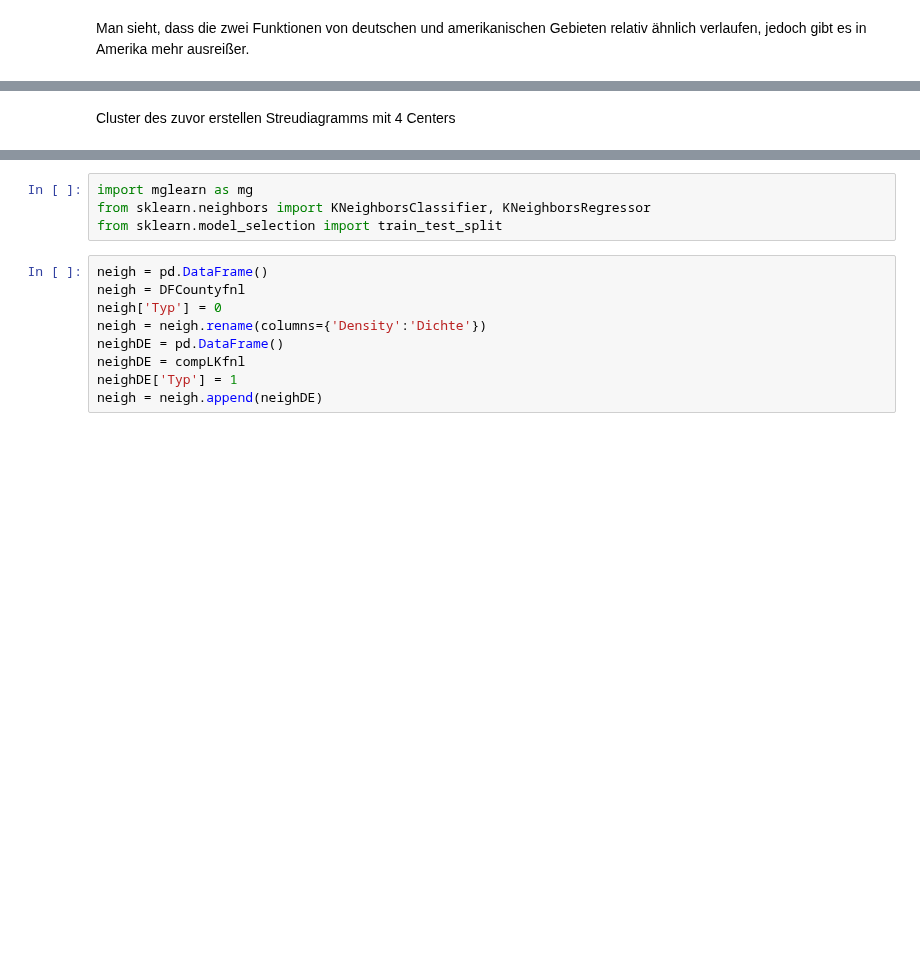
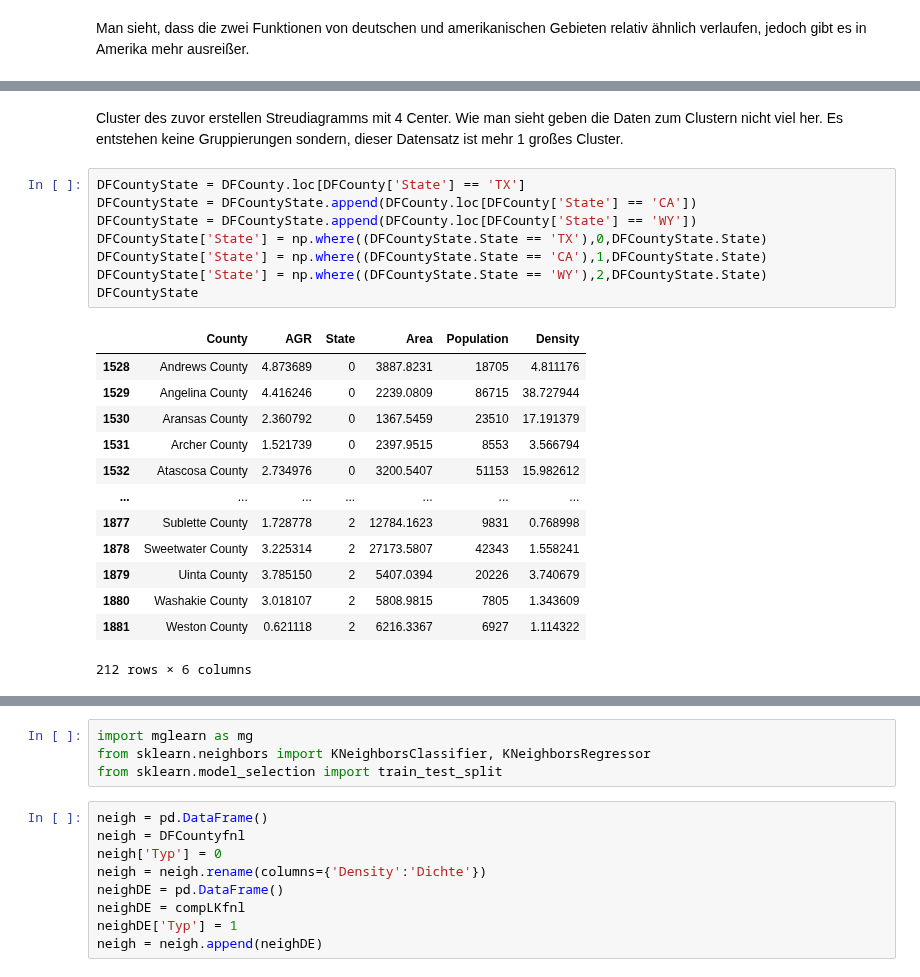
Before and after one commit to Jubo30/Data-Science-Project, a Jupyter notebook: Data_Science_Analyse.ipynb, the cells around one changed output, grey strips where cells are left out. Cells and saved outputs as stored; diff of their text form; blank space fills up the shorter version.

```diff
--- a/Data_Science_Analyse.ipynb
+++ b/Data_Science_Analyse.ipynb
@@ -328,2 +302,24 @@ _=plt.xlabel('Bevölkerungsdichte in Einwohner pro km²')
-# %% [markdown]
-Cluster des zuvor erstellen Streudiagramms mit 4 Centers
+# %% [markdown]
+Cluster des zuvor erstellen Streudiagramms mit 4 Center. Wie man sieht geben die Daten zum Clustern nicht viel her. Es entstehen keine Gruppierungen sondern, dieser Datensatz ist mehr 1 großes Cluster.
+# %%
+DFCountyState = DFCounty.loc[DFCounty['State'] == 'TX']
+DFCountyState = DFCountyState.append(DFCounty.loc[DFCounty['State'] == 'CA'])
+DFCountyState = DFCountyState.append(DFCounty.loc[DFCounty['State'] == 'WY'])
+DFCountyState['State'] = np.where((DFCountyState.State == 'TX'),0,DFCountyState.State)
+DFCountyState['State'] = np.where((DFCountyState.State == 'CA'),1,DFCountyState.State)
+DFCountyState['State'] = np.where((DFCountyState.State == 'WY'),2,DFCountyState.State)
+DFCountyState
+# %% [output]
+|  | County | AGR | State | Area | Population | Density |
+| 1528 | Andrews County | 4.873689 | 0 | 3887.8231 | 18705 | 4.811176 |
+| 1529 | Angelina County | 4.416246 | 0 | 2239.0809 | 86715 | 38.727944 |
+| 1530 | Aransas County | 2.360792 | 0 | 1367.5459 | 23510 | 17.191379 |
+| 1531 | Archer County | 1.521739 | 0 | 2397.9515 | 8553 | 3.566794 |
+| 1532 | Atascosa County | 2.734976 | 0 | 3200.5407 | 51153 | 15.982612 |
+| ... | ... | ... | ... | ... | ... | ... |
+| 1877 | Sublette County | 1.728778 | 2 | 12784.1623 | 9831 | 0.768998 |
+| 1878 | Sweetwater County | 3.225314 | 2 | 27173.5807 | 42343 | 1.558241 |
+| 1879 | Uinta County | 3.785150 | 2 | 5407.0394 | 20226 | 3.740679 |
+| 1880 | Washakie County | 3.018107 | 2 | 5808.9815 | 7805 | 1.343609 |
+| 1881 | Weston County | 0.621118 | 2 | 6216.3367 | 6927 | 1.114322 |
+212 rows × 6 columns
```
Also changed, not shown: parts of 18 cells of this notebook, 1 other file.
